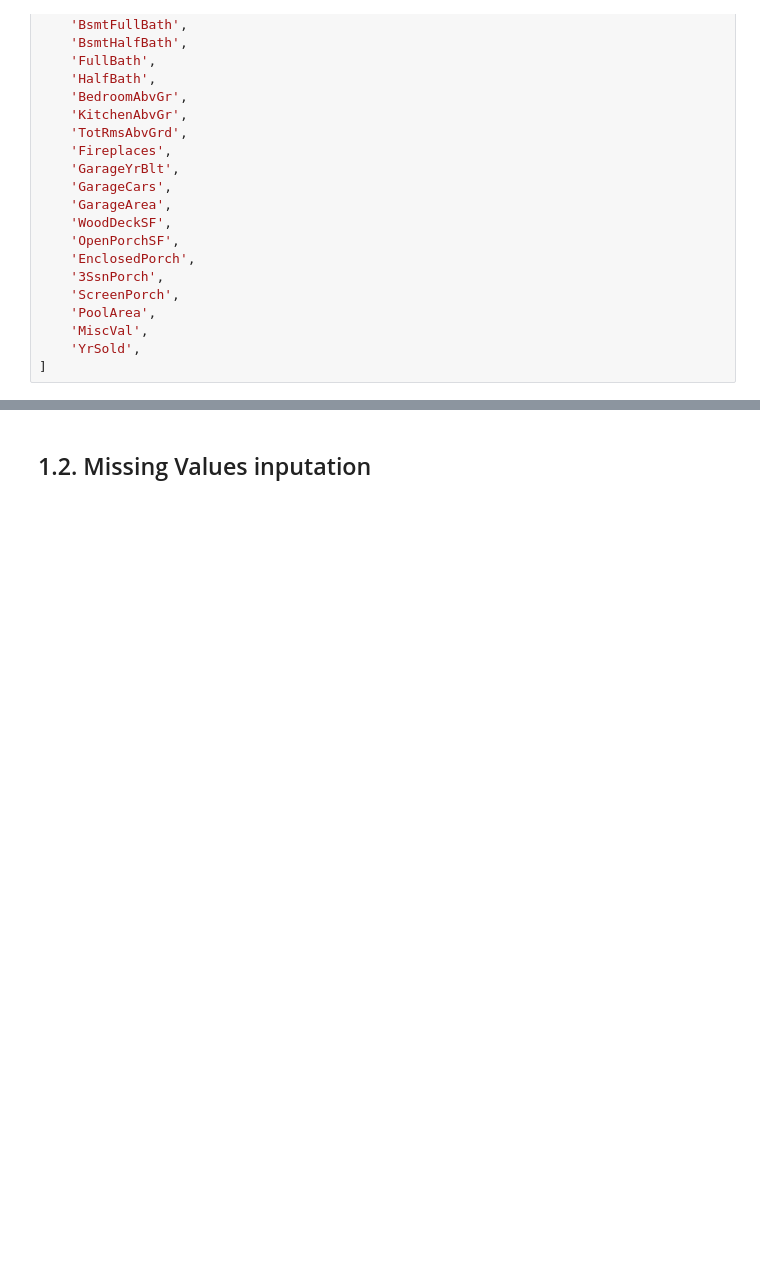
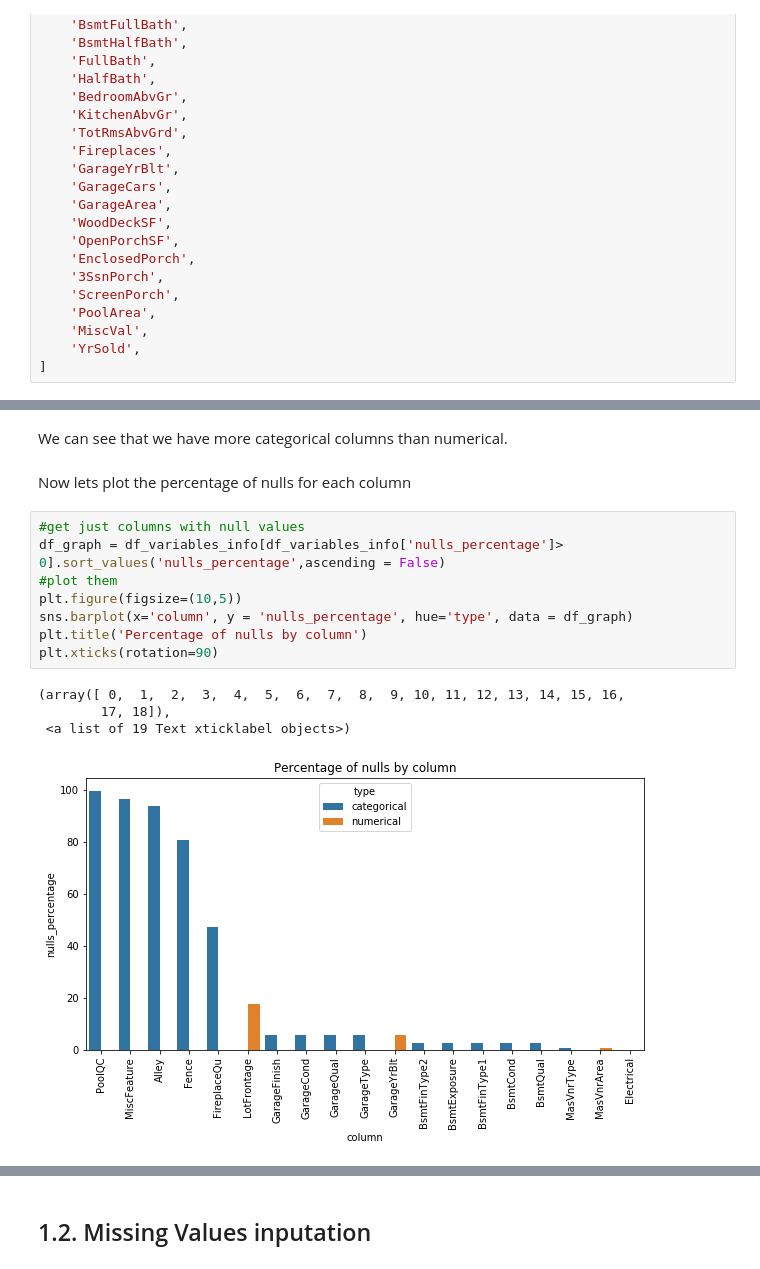
Before and after one commit to Gustavo-SF/House-Prices-Kaggle, a Jupyter notebook: PD_201920_Project3.ipynb, the cells around one changed output, grey strips where cells are left out. Saved outputs shown, nothing was run; the diff lists cells and outputs as text; blank space fills up the shorter version.

```diff
--- a/PD_201920_Project3.ipynb
+++ b/PD_201920_Project3.ipynb
@@ -261,0 +278,17 @@ df_variables_info
+# %% [markdown]
+We can see that we have more categorical columns than numerical.
+# %% [markdown]
+Now lets plot the percentage of nulls for each column
+# %%
+#get just columns with null values
+df_graph = df_variables_info[df_variables_info['nulls_percentage']> 0].sort_values('nulls_percentage',ascending = False)
+#plot them
+plt.figure(figsize=(10,5))
+sns.barplot(x='column', y = 'nulls_percentage', hue='type', data = df_graph)
+plt.title('Percentage of nulls by column')
+plt.xticks(rotation=90)
+# %% [output]
+(array([ 0,  1,  2,  3,  4,  5,  6,  7,  8,  9, 10, 11, 12, 13, 14, 15, 16,
+        17, 18]),
+ <a list of 19 Text xticklabel objects>)
+[figure, added]
```
Also changed, not shown: parts of 39 cells of this notebook.
